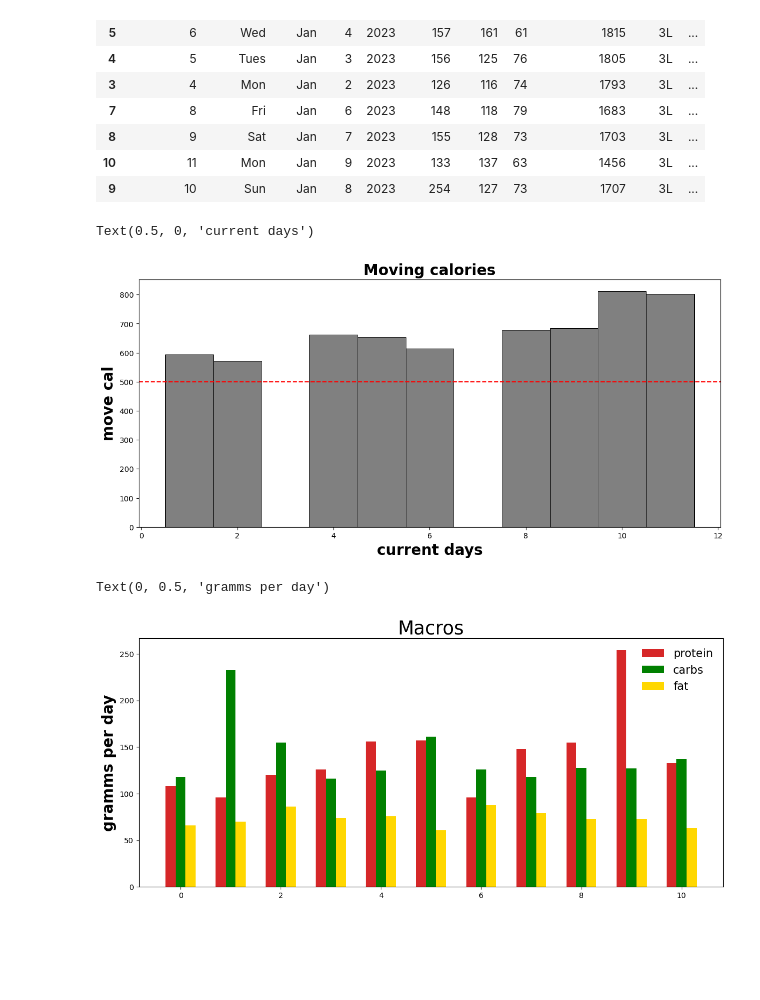
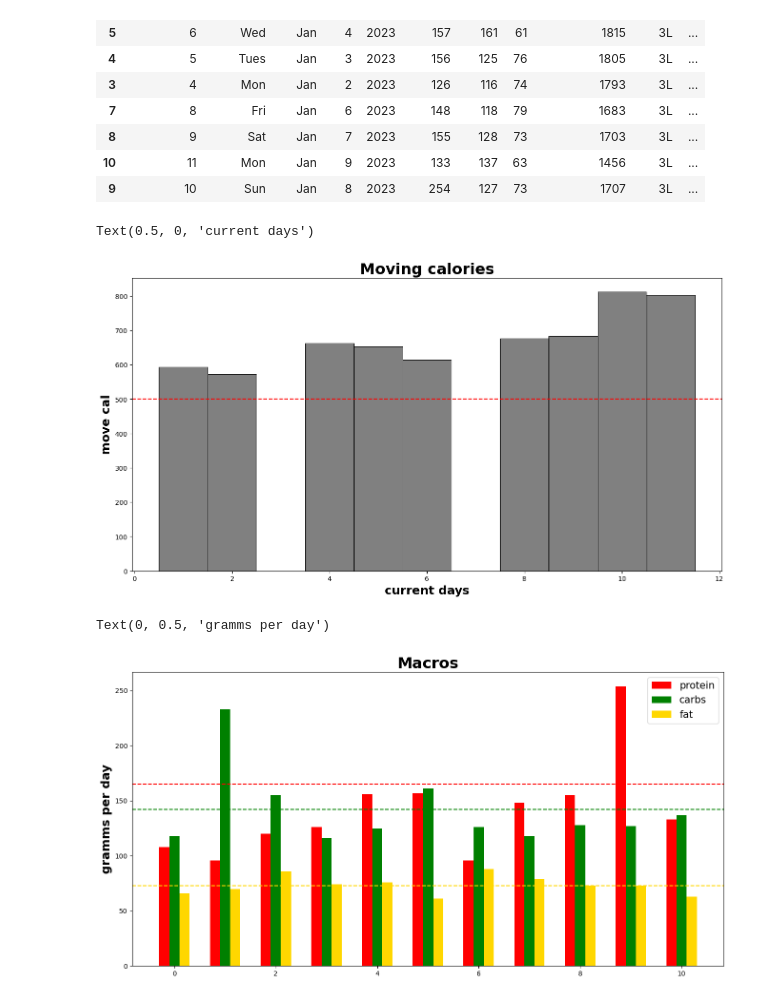
Before and after one commit to AnastasiiaAsti/py_tracker, a Jupyter notebook: tracker.ipynb, the cells around one changed output. Saved outputs shown, nothing was run; the diff lists cells and outputs as text; code cells hidden in the pictures; blank space fills up the shorter version.

```diff
--- a/tracker.ipynb
+++ b/tracker.ipynb
@@ -42,40 +42,48 @@ data.sort_values(by=['move cal'])
 | 10 | 11 | Mon | Jan | 9 | 2023 | 133 | 137 | 63 | 1456 | 3L | ... |
 | 9 | 10 | Sun | Jan | 8 | 2023 | 254 | 127 | 73 | 1707 | 3L | ... |
 # %%
-fig, ax = plt.subplots(figsize=(14,6))
+fig, ax = plt.subplots(figsize=(16,8))
 ax.bar(current_day_of_progress, move_cal, width=1, edgecolor="black", color="grey", linewidth=0.7)
 
 font = {
-    'size': 20,
+    'size': 18,
     'fontweight': 'bold'
+}
+
+title = {
+    'size': 23,
+    'fontweight': 'bold',
 }
 
 # set daily goal
 plt.axhline(y = 500, color = 'r', linestyle = '--')
 
-plt.title('Moving calories', fontdict = font)
+plt.title('Moving calories', fontdict = title)
 plt.ylabel('move cal', fontdict = font)
 plt.xlabel('current days', fontdict = font)
 # %% [output]
 Text(0.5, 0, 'current days')
-[figure, old version]
+[figure, new version]
 # %%
-fig, ax = plt.subplots(figsize=(14,6))
+fig, ax = plt.subplots(figsize=(16,8))
 x = np.arange(len(current_day_of_progress))
 
 
 width = 0.2
 plt.bar(x-0.2, protein,
-        width, color='tab:red', label='protein')
+        width, color='red', label='protein')
 plt.bar(x, carbs,
         width, color='green', label='carbs')
 plt.bar(x+0.2, fat,
         width, color='gold', label='fat')
 
+plt.axhline(y = 73, color='gold', linestyle = '--')
+plt.axhline(y = 142, color='green', linestyle = '--')
+plt.axhline(y = 165, color='red', linestyle = '--')
 
-plt.title('Macros', fontsize=25)
-plt.legend(frameon=False, fontsize=15)
+plt.title('Macros', fontdict = title)
+plt.legend(fontsize=15)
 plt.ylabel('gramms per day', fontdict = font)
 # %% [output]
 Text(0, 0.5, 'gramms per day')
-[figure, old version]
+[figure, new version]
```
Also changed, not shown: 1 other file.
